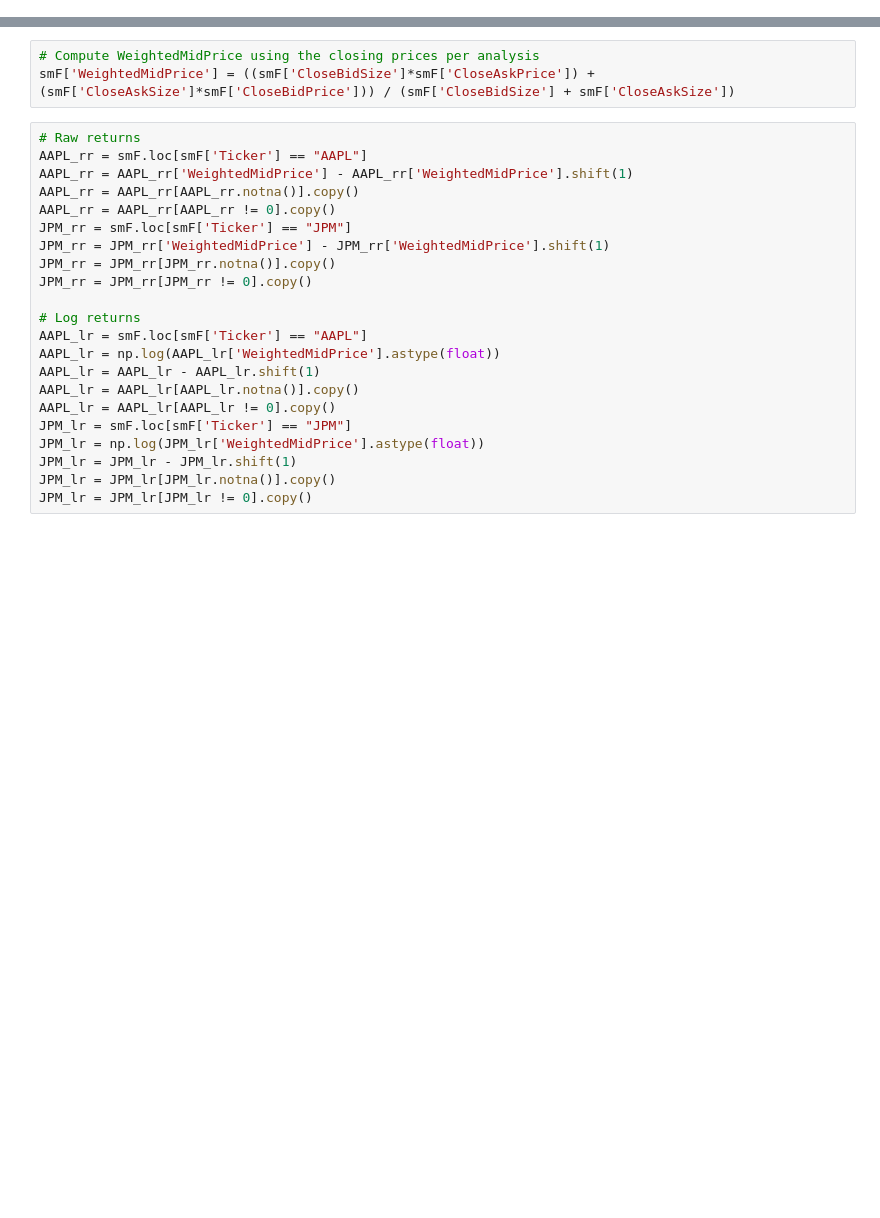
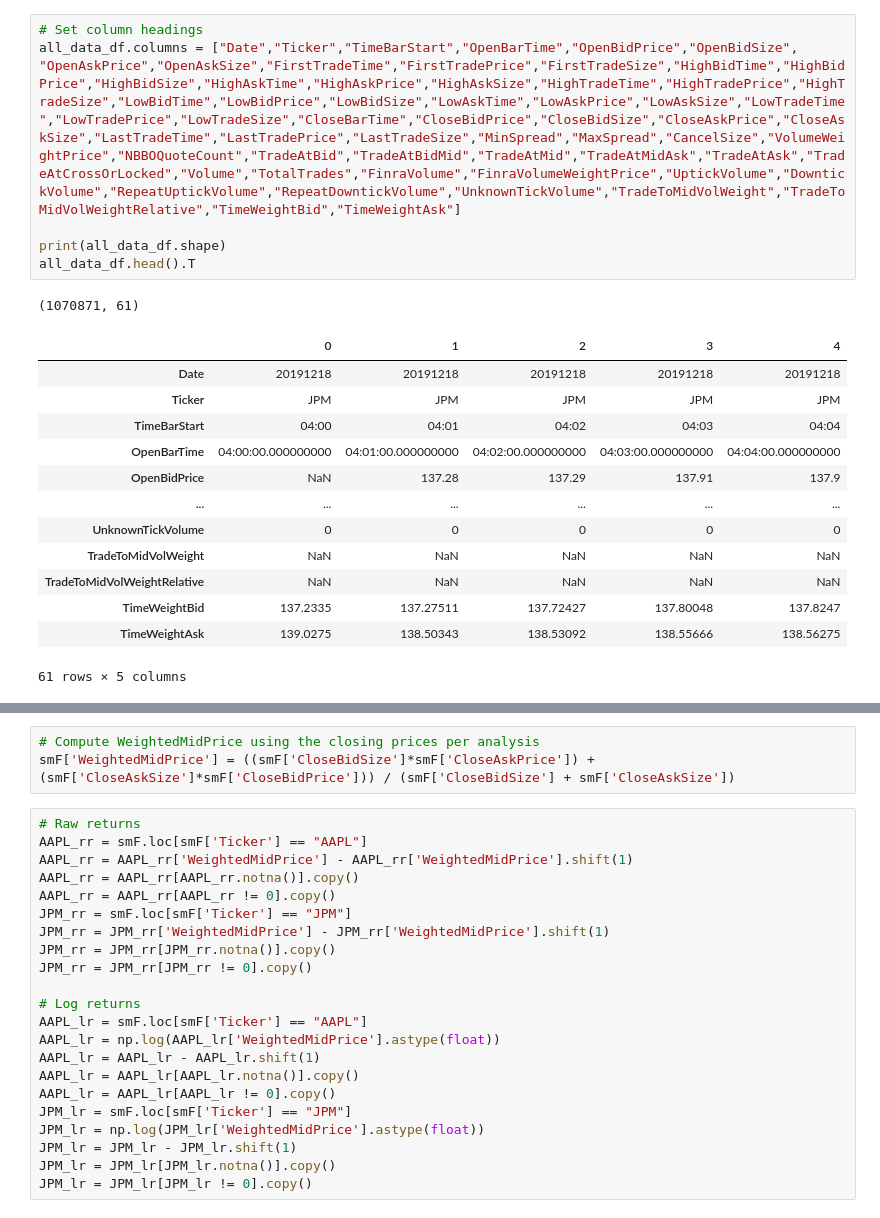
Before and after one commit to g-i-o-r-g-i-o/volgpt, a Jupyter notebook: volgpt-data.ipynb, the cells around one changed output, grey strips where cells are left out. Saved outputs shown, nothing was run; the diff lists cells and outputs as text; blank space fills up the shorter version.

```diff
--- a/volgpt-data.ipynb
+++ b/volgpt-data.ipynb
@@ -17,0 +47,21 @@ from datetime import datetime, timedelta, date
+# %%
+# Set column headings
+all_data_df.columns = ["Date","Ticker","TimeBarStart","OpenBarTime","OpenBidPrice","OpenBidSize", "OpenAskPrice","OpenAskSize","FirstTradeTime","FirstTradePrice","FirstTradeSize","HighBidTime","HighBidPrice","HighBidSize","HighAskTime","HighAskPrice","HighAskSize","HighTradeTime","HighTradePrice","HighTradeSize","LowBidTime","LowBidPrice","LowBidSize","LowAskTime","LowAskPrice","LowAskSize","LowTradeTime","LowTradePrice","LowTradeSize","CloseBarTime","CloseBidPrice","CloseBidSize","CloseAskPrice","CloseAskSize","LastTradeTime","LastTradePrice","LastTradeSize","MinSpread","MaxSpread","CancelSize","VolumeWeightPrice","NBBOQuoteCount","TradeAtBid","TradeAtBidMid","TradeAtMid","TradeAtMidAsk","TradeAtAsk","TradeAtCrossOrLocked","Volume","TotalTrades","FinraVolume","FinraVolumeWeightPrice","UptickVolume","DowntickVolume","RepeatUptickVolume","RepeatDowntickVolume","UnknownTickVolume","TradeToMidVolWeight","TradeToMidVolWeightRelative","TimeWeightBid","TimeWeightAsk"]
+
+print(all_data_df.shape)
+all_data_df.head().T
+# %% [output]
+(1070871, 61)
+|  | 0 | 1 | 2 | 3 | 4 |
+| Date | 20191218 | 20191218 | 20191218 | 20191218 | 20191218 |
+| Ticker | JPM | JPM | JPM | JPM | JPM |
+| TimeBarStart | 04:00 | 04:01 | 04:02 | 04:03 | 04:04 |
+| OpenBarTime | 04:00:00.000000000 | 04:01:00.000000000 | 04:02:00.000000000 | 04:03:00.000000000 | 04:04:00.000000000 |
+| OpenBidPrice | NaN | 137.28 | 137.29 | 137.91 | 137.9 |
+| ... | ... | ... | ... | ... | ... |
+| UnknownTickVolume | 0 | 0 | 0 | 0 | 0 |
+| TradeToMidVolWeight | NaN | NaN | NaN | NaN | NaN |
+| TradeToMidVolWeightRelative | NaN | NaN | NaN | NaN | NaN |
+| TimeWeightBid | 137.2335 | 137.27511 | 137.72427 | 137.80048 | 137.8247 |
+| TimeWeightAsk | 139.0275 | 138.50343 | 138.53092 | 138.55666 | 138.56275 |
+61 rows × 5 columns
```
Also changed, not shown: parts of 17 cells of this notebook, 1 other file.
